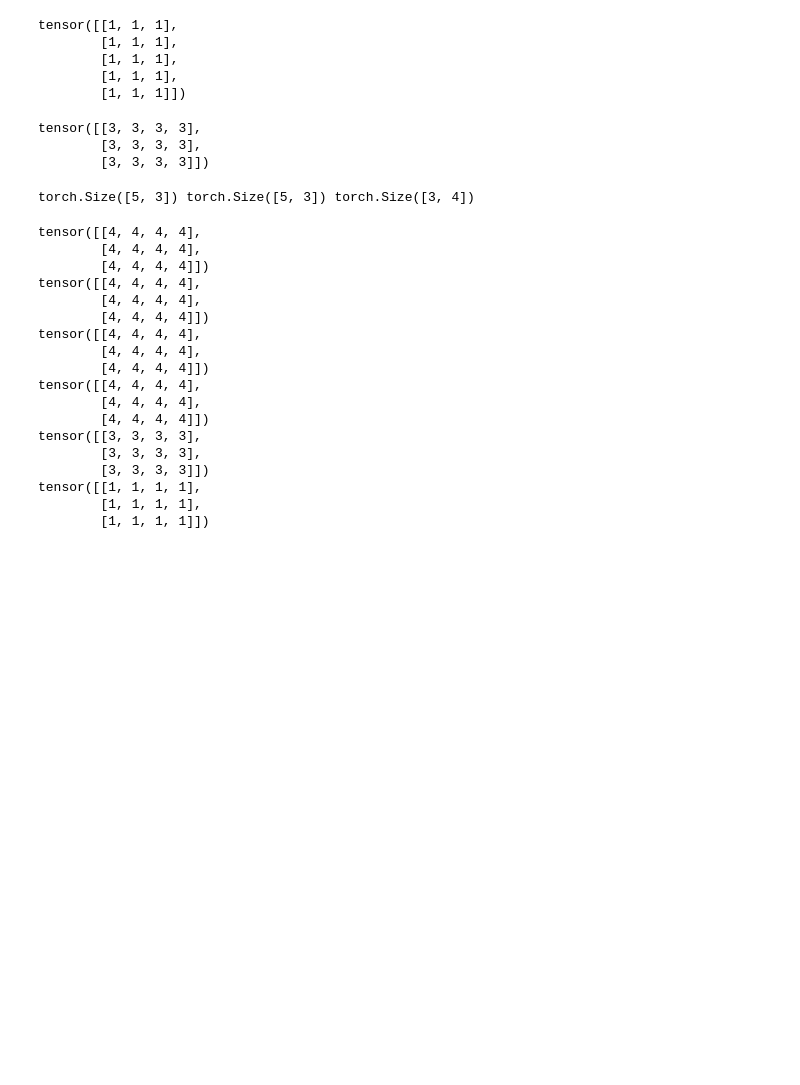
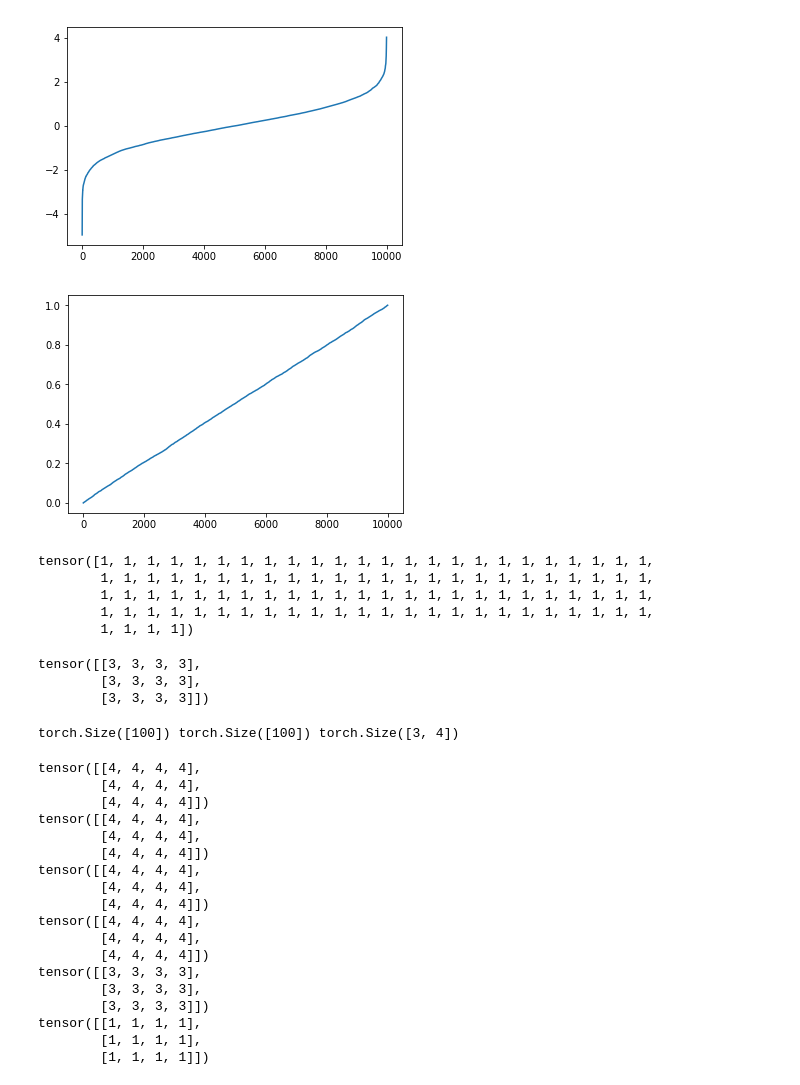
Before and after one commit to wogns3623/random_things, a Jupyter notebook: python/pytorch/tensor.ipynb, the cells around one changed output. Saved outputs shown, nothing was run; the diff lists cells and outputs as text; code cells hidden in the pictures; blank space fills up the shorter version.

Commit message:
pytorch tensor random sampling creation
랜덤값을 가지는 텐서 생성 함수들에 대해 정리함

```diff
--- a/python/pytorch/tensor.ipynb
+++ b/python/pytorch/tensor.ipynb
@@ -17,14 +29,26 @@ tensor([[1.0286e-38, 1.0653e-38, 1.0194e-38],
+# %%
+x = torch.randn(10000)
+y = torch.rand(10000)
+
+
+plt.plot(x.sort()[0].numpy())
+plt.show()
+plt.plot(y.sort()[0].numpy())
+plt.show()
+# %% [output]
+[figure, added]
+[figure, added]
 # %%
 y = torch.ones_like(x, dtype=torch.long)
 # torch.{fill type}_like
 # follow dtype, size, device, etc
 print(y)
 # %% [output]
-tensor([[1, 1, 1],
-        [1, 1, 1],
-        [1, 1, 1],
-        [1, 1, 1],
-        [1, 1, 1]])
+tensor([1, 1, 1, 1, 1, 1, 1, 1, 1, 1, 1, 1, 1, 1, 1, 1, 1, 1, 1, 1, 1, 1, 1, 1,
+        1, 1, 1, 1, 1, 1, 1, 1, 1, 1, 1, 1, 1, 1, 1, 1, 1, 1, 1, 1, 1, 1, 1, 1,
+        1, 1, 1, 1, 1, 1, 1, 1, 1, 1, 1, 1, 1, 1, 1, 1, 1, 1, 1, 1, 1, 1, 1, 1,
+        1, 1, 1, 1, 1, 1, 1, 1, 1, 1, 1, 1, 1, 1, 1, 1, 1, 1, 1, 1, 1, 1, 1, 1,
+        1, 1, 1, 1])
 # %%
 a = y.new_full((3, 4), 3)
 # x.new_{fill type}
@@ -37,7 +61,7 @@ tensor([[3, 3, 3, 3],
 # %%
 print(x.size(), y.size(), a.size())
 # %% [output]
-torch.Size([5, 3]) torch.Size([5, 3]) torch.Size([3, 4])
+torch.Size([100]) torch.Size([100]) torch.Size([3, 4])
 # %%
 b = torch.ones_like(a)
 print(a+b)
```
Also changed, not shown: parts of 3 cells of this notebook.
